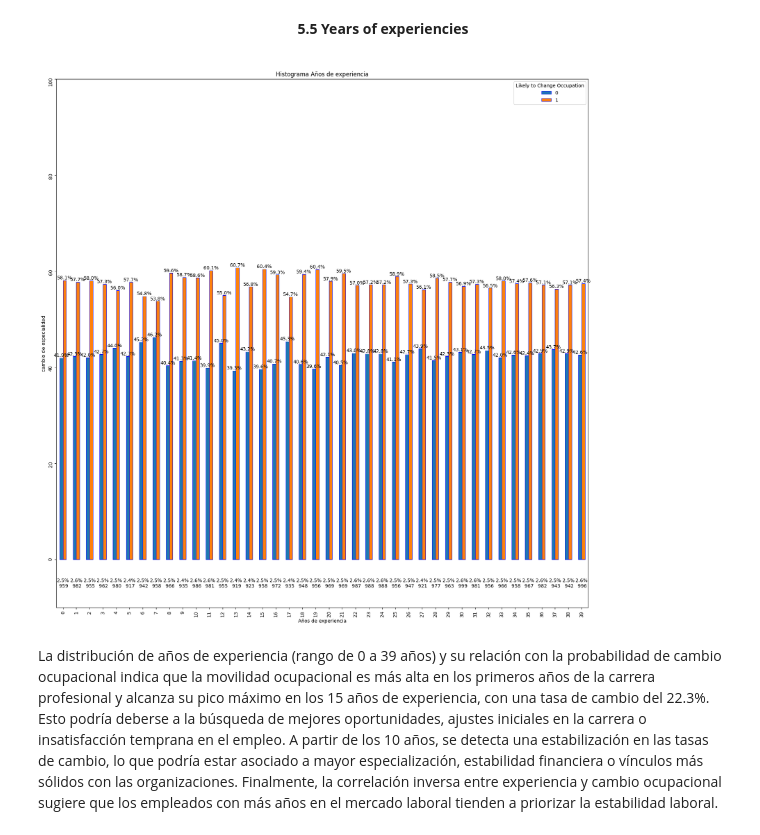
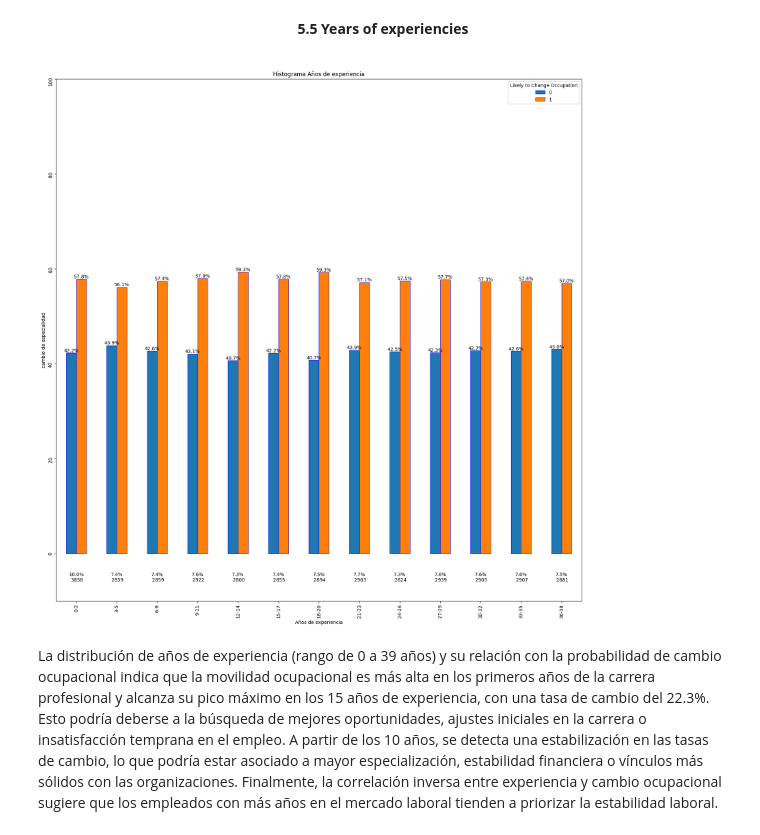
Before and after one commit to JD277/Field-vs-occupation, a Jupyter notebook: EDA.ipynb, the cells around one changed output. Saved outputs shown, nothing was run; the diff lists cells and outputs as text; code cells hidden in the pictures.

```diff
--- a/EDA.ipynb
+++ b/EDA.ipynb
@@ -362,13 +374,13 @@ plot_column(
 # %%
 plot_column(
-    'Years of Experience',
+    'Years of Experience Range',
     'Likely to Change Occupation',
     'Histograma Años de experiencia',
     'Años de experiencia',
     'cambio de especialidad',
     (20,20))
 # %% [output]
-[figure, old version]
+[figure, new version]
 # %% [markdown]
 <head>
     <link rel="stylesheet" href="styles.css">
```
Also changed, not shown: parts of 7 cells of this notebook.
